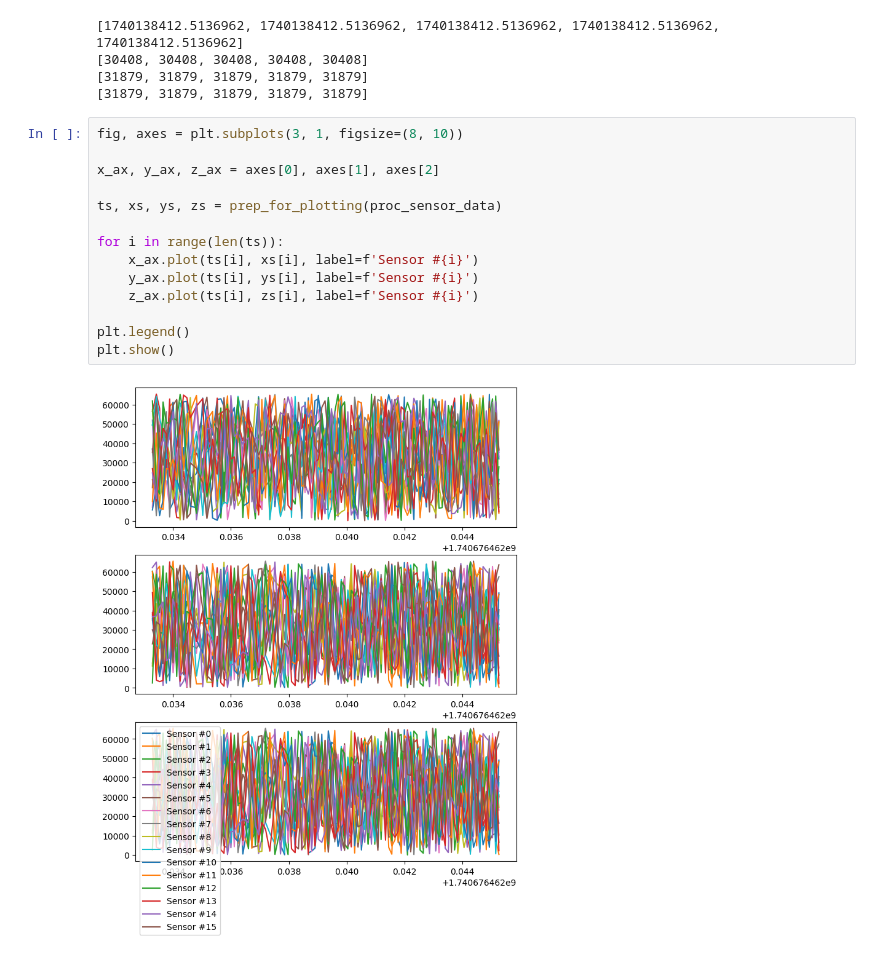
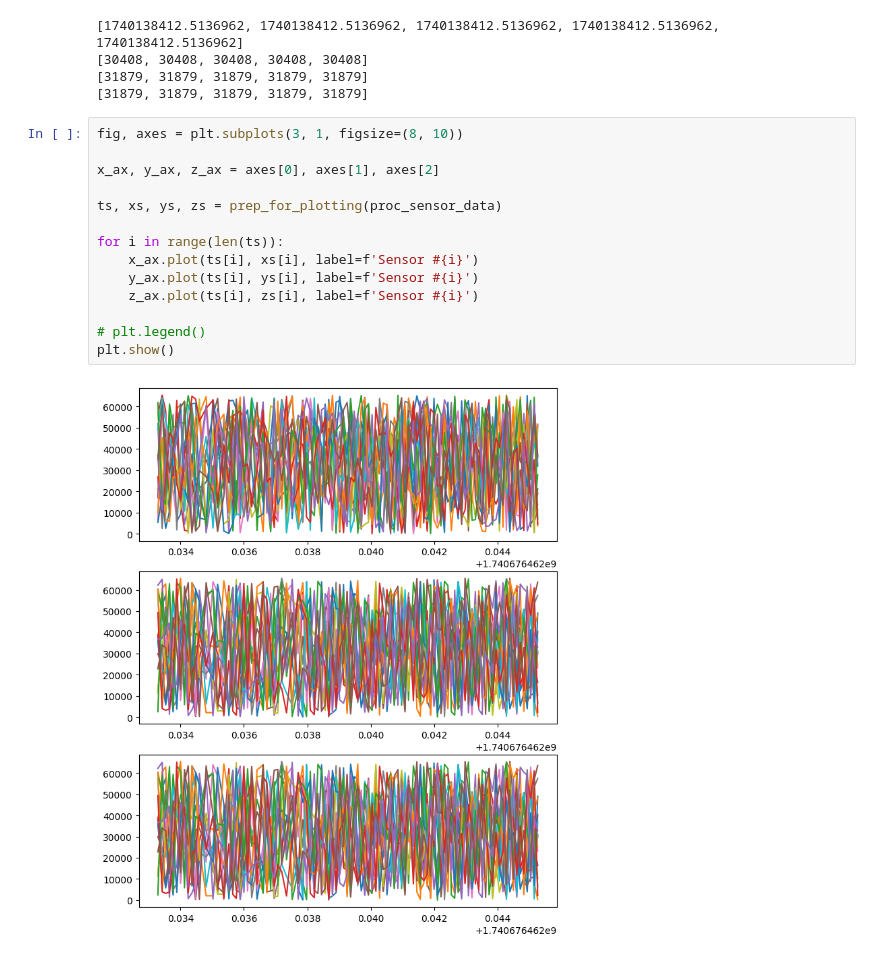
Before and after one commit to RaulGhisa/xela, a Jupyter notebook: src/notebooks/xela_data_analysis.ipynb, the cells around one changed output. Drawn from its saved outputs; the diff is of its cells as text.

```diff
--- a/src/notebooks/xela_data_analysis.ipynb
+++ b/src/notebooks/xela_data_analysis.ipynb
@@ -83,16 +83,16 @@ print('{}\n{}\n{}\n{}\n'.format(ts[0][:5], xs[0][:5], ys[0][:5], zs[0][:5]))
 # %%
 fig, axes = plt.subplots(3, 1, figsize=(8, 10))
 
 x_ax, y_ax, z_ax = axes[0], axes[1], axes[2]
 
 ts, xs, ys, zs = prep_for_plotting(proc_sensor_data)
 
 for i in range(len(ts)):
     x_ax.plot(ts[i], xs[i], label=f'Sensor #{i}')
     y_ax.plot(ts[i], ys[i], label=f'Sensor #{i}')
     z_ax.plot(ts[i], zs[i], label=f'Sensor #{i}')
 
-plt.legend()
+# plt.legend()
 plt.show()
 # %% [output]
-[figure, old version]
+[figure, new version]
```
Also changed, not shown: 8 other files.
